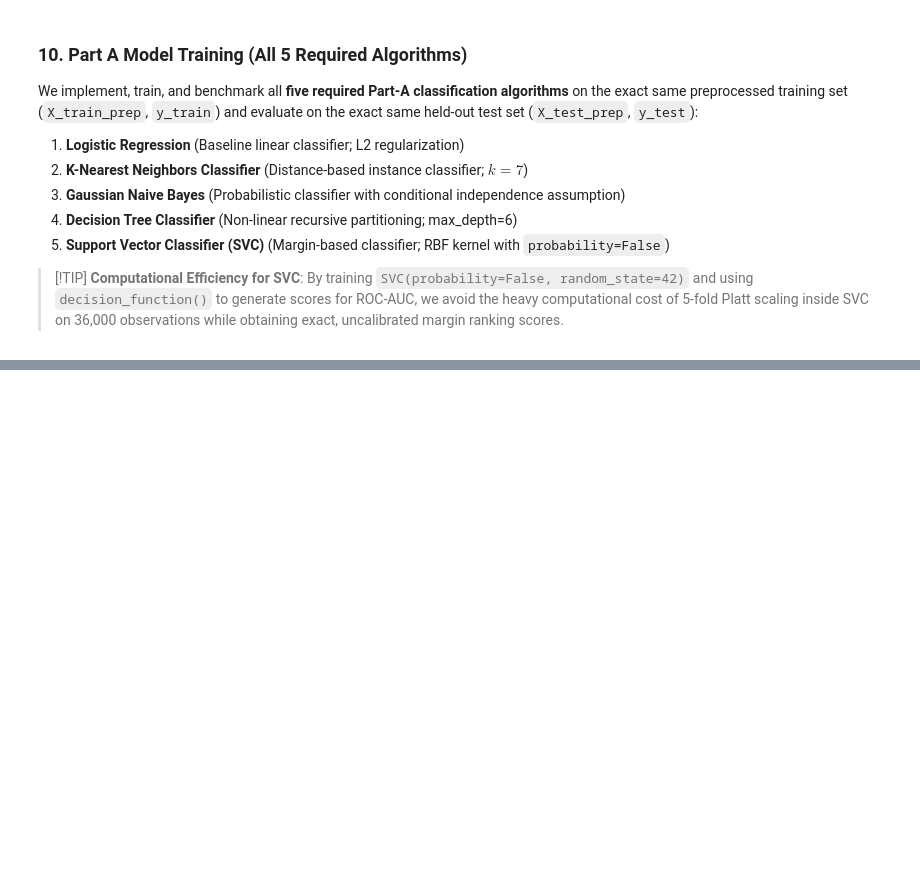
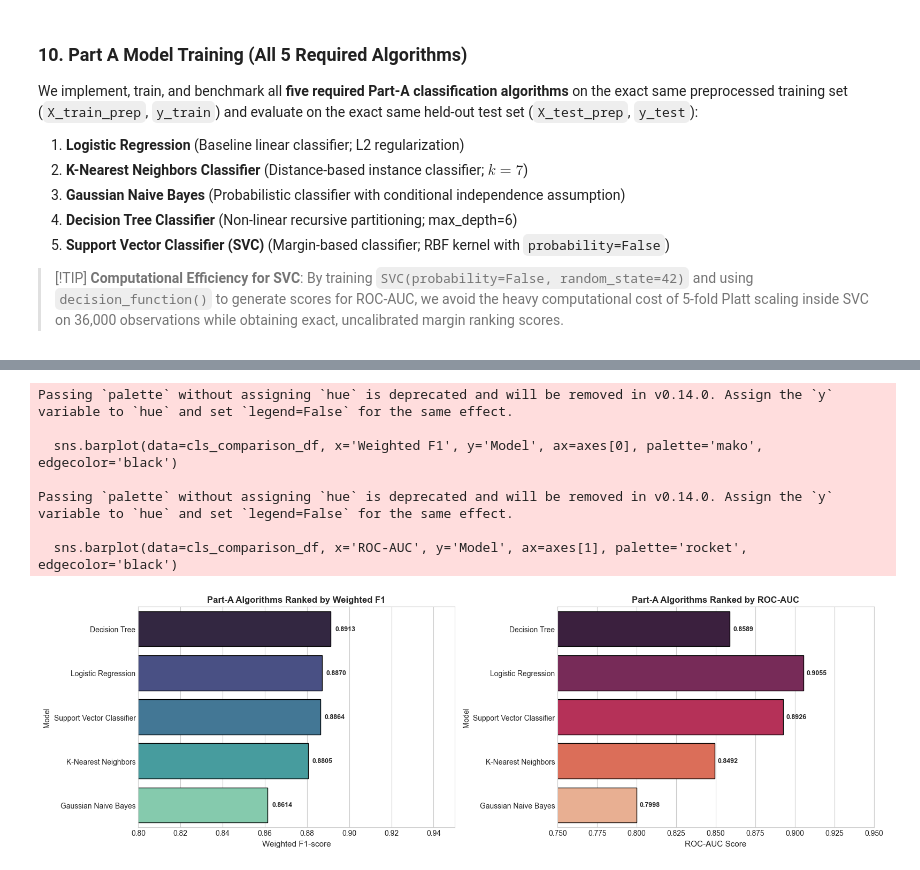
Before and after one commit to Ne-Ran/Machine-Learning-Capstone-Project, a Jupyter notebook: Notebooks/classification.ipynb, the cells around one changed output, grey strips where cells are left out. Saved outputs shown, nothing was run; the diff lists cells and outputs as text; code cells hidden in the pictures; blank space fills up the shorter version.

```diff
--- a/Notebooks/classification.ipynb
+++ b/Notebooks/classification.ipynb
@@ -645,0 +697,23 @@ train_and_eval_classifier('Support Vector Classifier', SVC(C=1.0, kernel='rbf',
+# %%
+# Compile Master Classification Table
+cls_comparison_df = pd.DataFrame(classification_metrics).sort_values('Weighted F1', ascending=False).reset_index(drop=True)
+cls_comparison_df.index = cls_comparison_df.index + 1
+cls_comparison_df['Rank'] = cls_comparison_df.index
+
+# Reorder columns
+cls_comparison_df = cls_comparison_df[[
+    'Rank', 'Model', 'Accuracy', 'Precision (yes)', 'Recall (yes)',
+    'Weighted F1', 'ROC-AUC', 'Training Time (s)'
+]]
+
+# Formatted presentation table
+display_cls_table = cls_comparison_df.copy()
+display_cls_table['Accuracy'] = display_cls_table['Accuracy'].apply(lambda x: f"{x:.4f}")
+display_cls_table['Precision (yes)'] = display_cls_table['Precision (yes)'].apply(lambda x: f"{x:.4f}")
+display_cls_table['Recall (yes)'] = display_cls_table['Recall (yes)'].apply(lambda x: f"{x:.4f}")
+display_cls_table['Weighted F1'] = display_cls_table['Weighted F1'].apply(lambda x: f"{x:.4f}")
+display_cls_table['ROC-AUC'] = display_cls_table['ROC-AUC'].apply(lambda x: f"{x:.4f}")
+display_cls_table['Training Time (s)'] = display_cls_table['Training Time (s)'].apply(lambda x: f"{x:.2f}s")
+
+print("=== MASTER PRELIMINARY CLASSIFICATION TABLE (REVIEW 1 RUBRIC) ===")
+display(display_cls_table)
@@ -645,0 +728,31 @@ train_and_eval_classifier('Support Vector Classifier', SVC(C=1.0, kernel='rbf',
+# %%
+# Bar chart comparison of Weighted F1 and ROC-AUC
+fig, axes = plt.subplots(1, 2, figsize=(16, 5))
+
+# Plot 1: Weighted F1 Comparison
+sns.barplot(data=cls_comparison_df, x='Weighted F1', y='Model', ax=axes[0], palette='mako', edgecolor='black')
+axes[0].set_title('Part-A Algorithms Ranked by Weighted F1', fontsize=12, fontweight='bold')
+axes[0].set_xlabel('Weighted F1-score', fontsize=11)
+axes[0].set_xlim(0.8, 0.95)
+for p in axes[0].patches:
+    axes[0].annotate(f"{p.get_width():.4f}", (p.get_width() + 0.002, p.get_y() + p.get_height() / 2.), va='center', fontsize=9, fontweight='bold')
+
+# Plot 2: ROC-AUC Comparison
+sns.barplot(data=cls_comparison_df, x='ROC-AUC', y='Model', ax=axes[1], palette='rocket', edgecolor='black')
+axes[1].set_title('Part-A Algorithms Ranked by ROC-AUC', fontsize=12, fontweight='bold')
+axes[1].set_xlabel('ROC-AUC Score', fontsize=11)
+axes[1].set_xlim(0.75, 0.95)
+for p in axes[1].patches:
+    axes[1].annotate(f"{p.get_width():.4f}", (p.get_width() + 0.002, p.get_y() + p.get_height() / 2.), va='center', fontsize=9, fontweight='bold')
+
+plt.tight_layout()
+plt.show()
+# %% [output]
+Passing `palette` without assigning `hue` is deprecated and will be removed in v0.14.0. Assign the `y` variable to `hue` and set `legend=False` for the same effect.
+
+  sns.barplot(data=cls_comparison_df, x='Weighted F1', y='Model', ax=axes[0], palette='mako', edgecolor='black')
+
+Passing `palette` without assigning `hue` is deprecated and will be removed in v0.14.0. Assign the `y` variable to `hue` and set `legend=False` for the same effect.
+
+  sns.barplot(data=cls_comparison_df, x='ROC-AUC', y='Model', ax=axes[1], palette='rocket', edgecolor='black')
+[figure, added]
```
Also changed, not shown: parts of 7 cells of this notebook.
